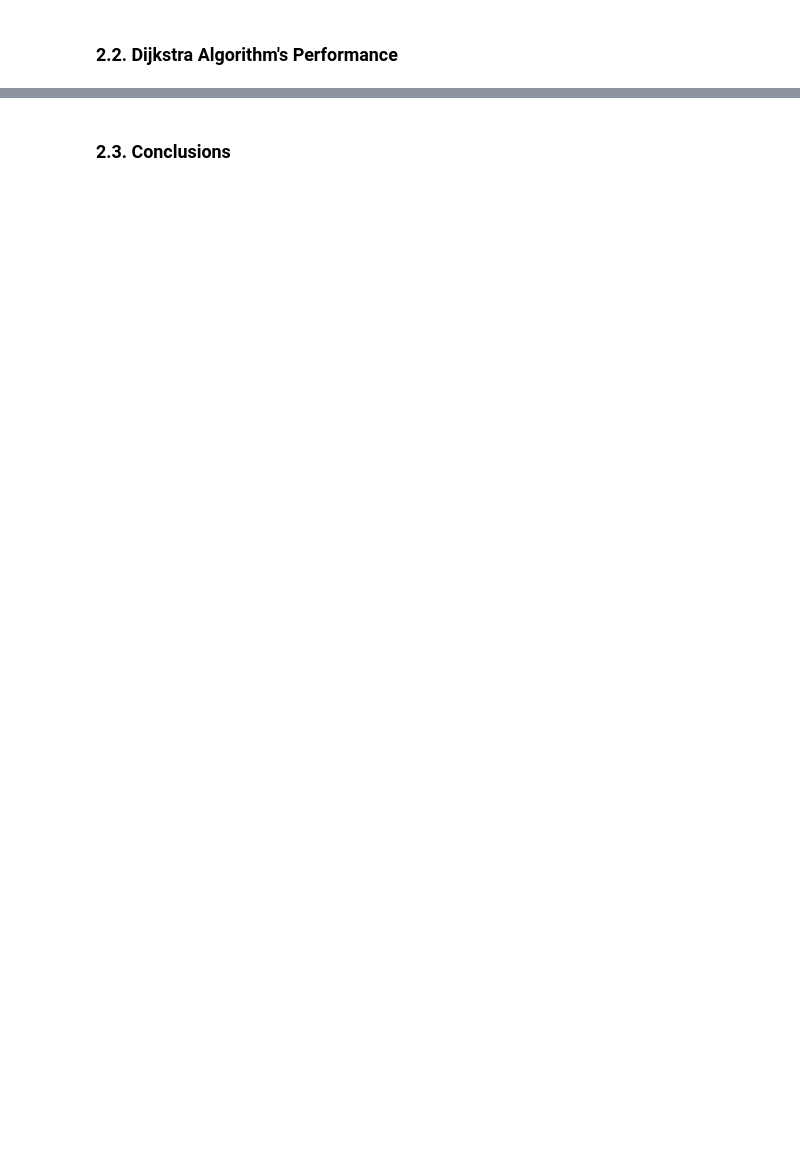
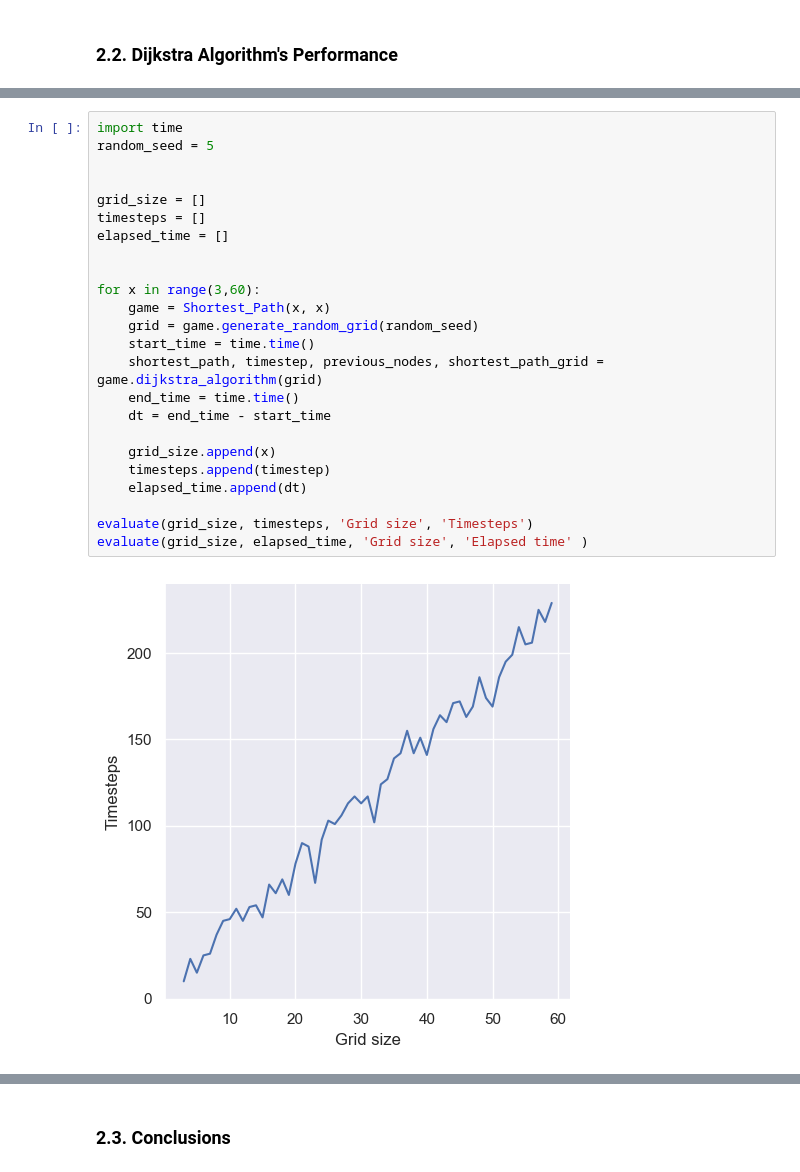
Before and after one commit to adcy358/CW, a Jupyter notebook: src/Task1/Analysis.ipynb, the cells around one changed output, grey strips where cells are left out. Saved outputs shown, nothing was run; the diff lists cells and outputs as text; blank space fills up the shorter version.

```diff
--- a/src/Task1/Analysis.ipynb
+++ b/src/Task1/Analysis.ipynb
@@ -223,0 +273,26 @@ This design fault also leads to issues in finding the shortest path when the age
+# %%
+import time
+random_seed = 5
+
+
+grid_size = []
+timesteps = []
+elapsed_time = []
+
+
+for x in range(3,60):
+    game = Shortest_Path(x, x)
+    grid = game.generate_random_grid(random_seed)
+    start_time = time.time()
+    shortest_path, timestep, previous_nodes, shortest_path_grid = game.dijkstra_algorithm(grid)
+    end_time = time.time()
+    dt = end_time - start_time
+
+    grid_size.append(x)
+    timesteps.append(timestep)
+    elapsed_time.append(dt)
+
+evaluate(grid_size, timesteps, 'Grid size', 'Timesteps')
+evaluate(grid_size, elapsed_time, 'Grid size', 'Elapsed time' )
+# %% [output]
+[figure, added]
```
Also changed, not shown: parts of 10 cells of this notebook, 3 other files.
